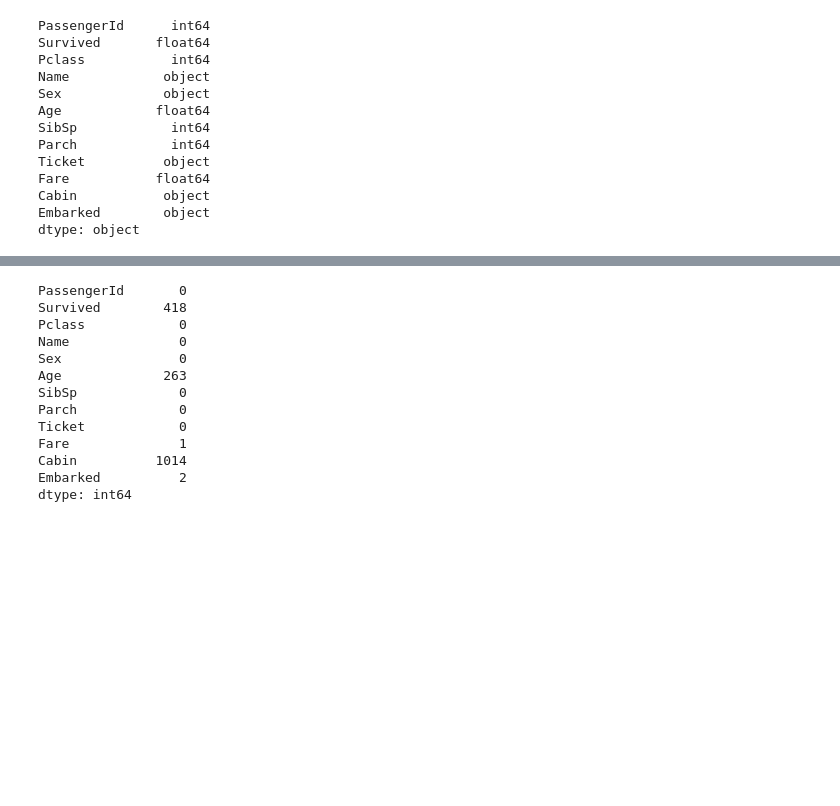
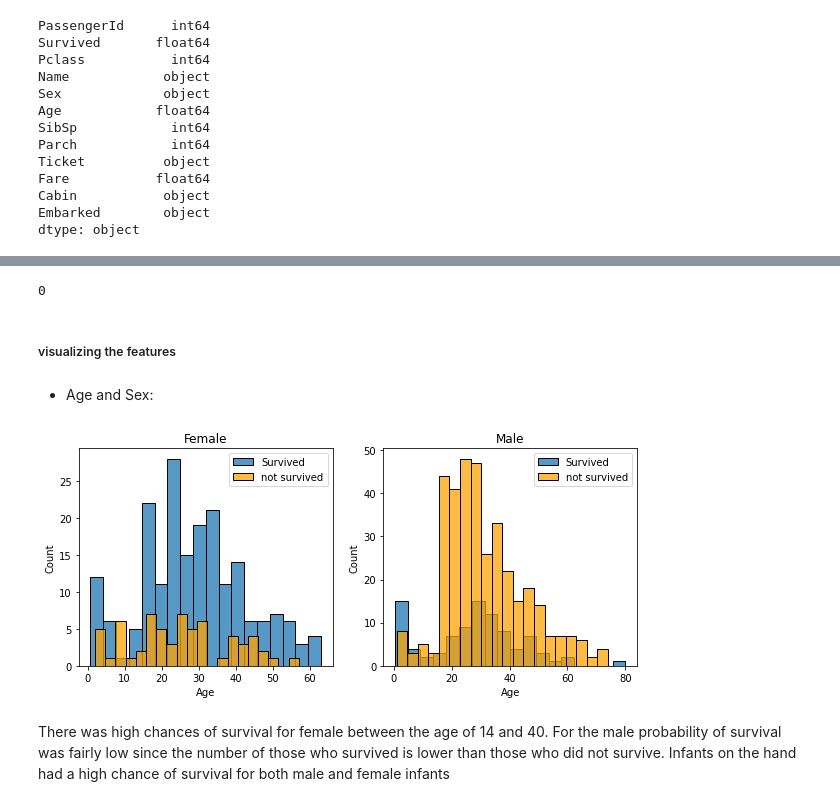
Before and after one commit to Gaetano-Osur/Data_Science_For_Disaster_Titanic, a Jupyter notebook: Titanic.ipynb, the cells around one changed output, grey strips where cells are left out. Saved outputs shown, nothing was run; the diff lists cells and outputs as text; code cells hidden in the pictures; blank space fills up the shorter version.

```diff
--- a/Titanic.ipynb
+++ b/Titanic.ipynb
@@ -165,17 +272,43 @@ dtype: object
 # %%
-# checking on the null values in the dataframe
-train_test_df.isnull().sum()
+#cheking on the number of duplicate values in the dataframe
+train_test_df.duplicated().sum()
 # %% [output]
-PassengerId       0
-Survived        418
-Pclass            0
-Name              0
-Sex               0
-Age             263
-SibSp             0
-Parch             0
-Ticket            0
-Fare              1
-Cabin          1014
-Embarked          2
-dtype: int64
+0
+# %% [markdown]
+##### visualizing the features
+# %% [markdown]
+- Age and Sex:
+# %%
+survived = 'Survived'
+not_survived = 'not survived'
+
+# a dataframe containing only female
+female = train_test_df[train_test_df['Sex']=='female']
+# a dataframe containing only male
+male = train_test_df[train_test_df['Sex']=='male']
+
+# defining the subplots
+fig,axes = plt.subplots(nrows=1, ncols=2, figsize=(10,4))
+
+# plot of female survivors and non survivors
+ax = sns.histplot(female[female['Survived']==1].Age.dropna(),
+                  bins=18,label=survived,ax=axes[0],kde=False)
+ax = sns.histplot(female[female['Survived']==0].Age.dropna(),
+                  bins=20,label=not_survived,ax=axes[0],kde=False,color='orange')
+ax.set_title('Female')
+ax.legend()
+# plot of female survivors and non survivors
+ax = sns.histplot(male[male['Survived']==1].Age.dropna(),
+                  bins=18,label=survived,ax=axes[1],kde=False)
+ax = sns.histplot(male[male['Survived']==0].Age.dropna(),
+                  bins=20,label=not_survived,ax=axes[1],kde=False,color='orange')
+ax.set_title('Male')
+ax.legend()
+
+plt.show()
+# %% [output]
+[figure, added]
+# %% [markdown]
+There was high chances of survival for female between the age of 14 and 40.
+For the male probability of survival was fairly low since the number of those who survived is lower than those who did not survive.
+Infants on the hand had a high chance of survival for both male and female infants
```
Also changed, not shown: parts of 15 cells of this notebook.
